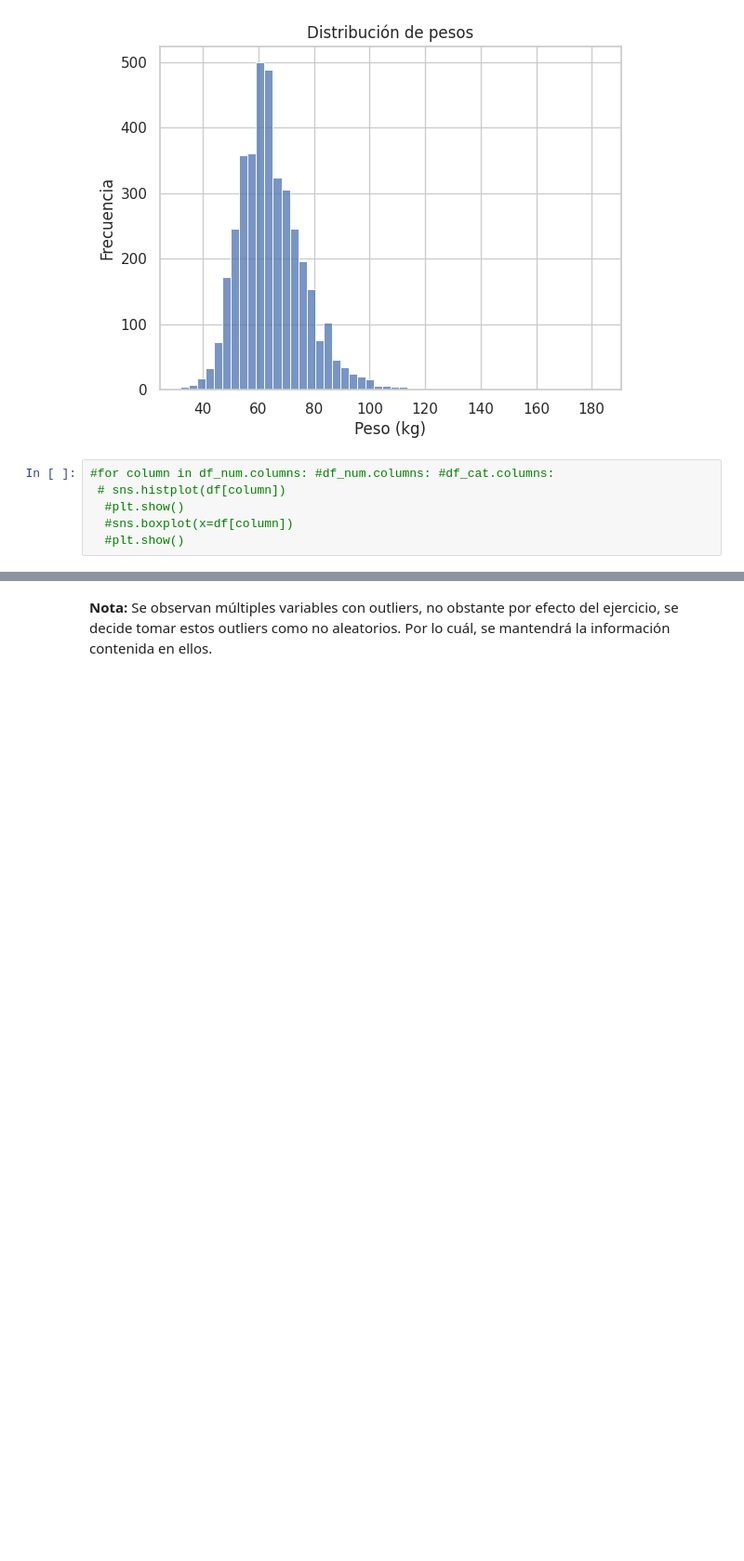
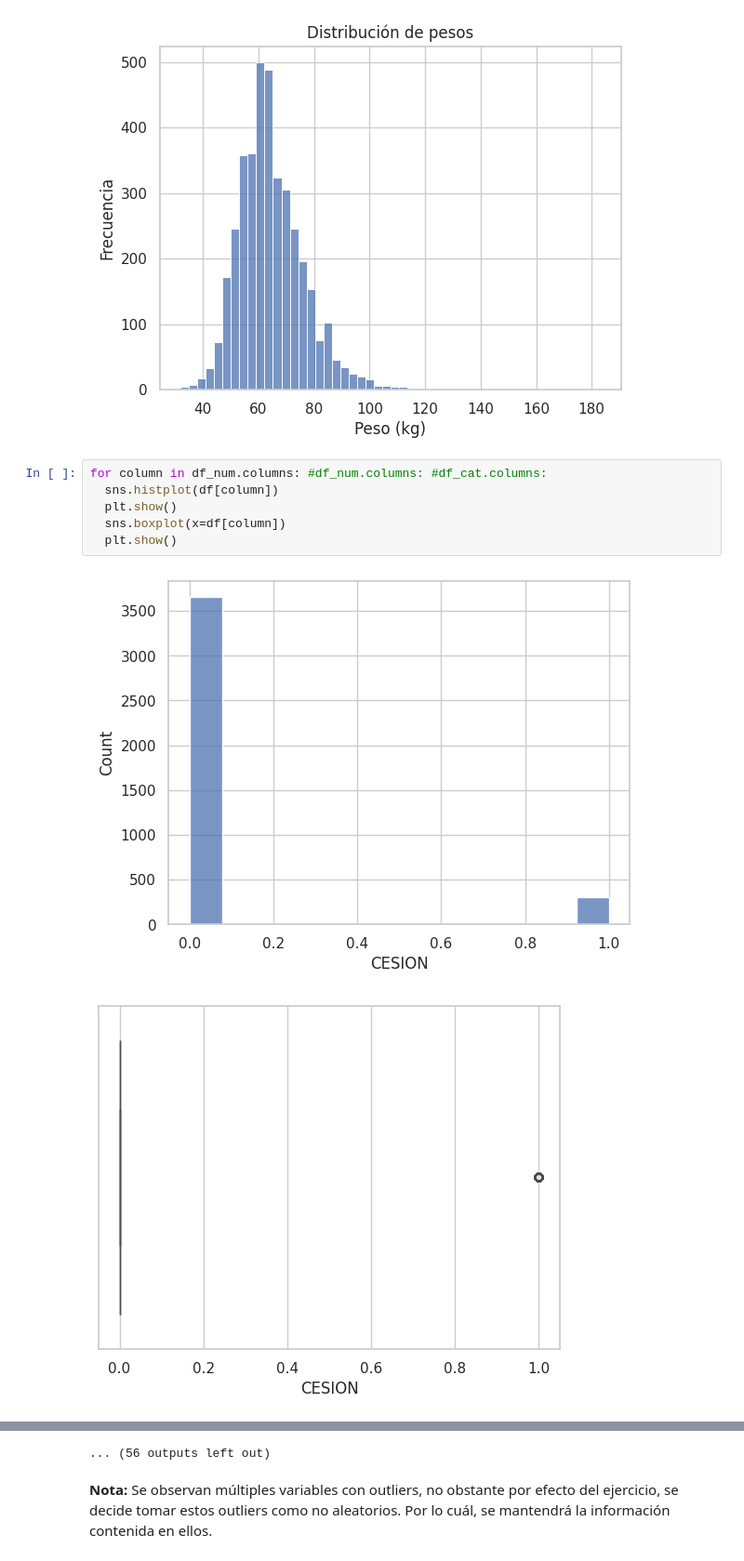
Before and after one commit to yesidmontano/Breast_cancer_prediction, a Jupyter notebook: Breast_Cancer_Predict_V2.ipynb, the cells around one changed output, grey strips where cells are left out. Shown at 93% size. Drawn from its saved outputs; the diff is of its cells as text; blank space fills up the shorter version.

```diff
--- a/Breast_Cancer_Predict_V2.ipynb
+++ b/Breast_Cancer_Predict_V2.ipynb
@@ -301,8 +306,11 @@ plt.show()
 # %% [output]
 [figure]
 # %%
-#for column in df_num.columns: #df_num.columns: #df_cat.columns:
- # sns.histplot(df[column])
-  #plt.show()
-  #sns.boxplot(x=df[column])
-  #plt.show()
+for column in df_num.columns: #df_num.columns: #df_cat.columns:
+  sns.histplot(df[column])
+  plt.show()
+  sns.boxplot(x=df[column])
+  plt.show()
+# %% [output]
+[figure, added]
+[figure, added]
@@ -309,3 +327,4 @@ plt.show()
+... (56 outputs left out)
 # %% [markdown]
 **Nota:** Se observan múltiples variables con outliers, no obstante por efecto del ejercicio, se decide tomar estos outliers como no aleatorios. Por lo cuál, se mantendrá la información contenida en ellos.
 # %% [markdown]
```
Also changed, not shown: parts of 7 cells of this notebook.
